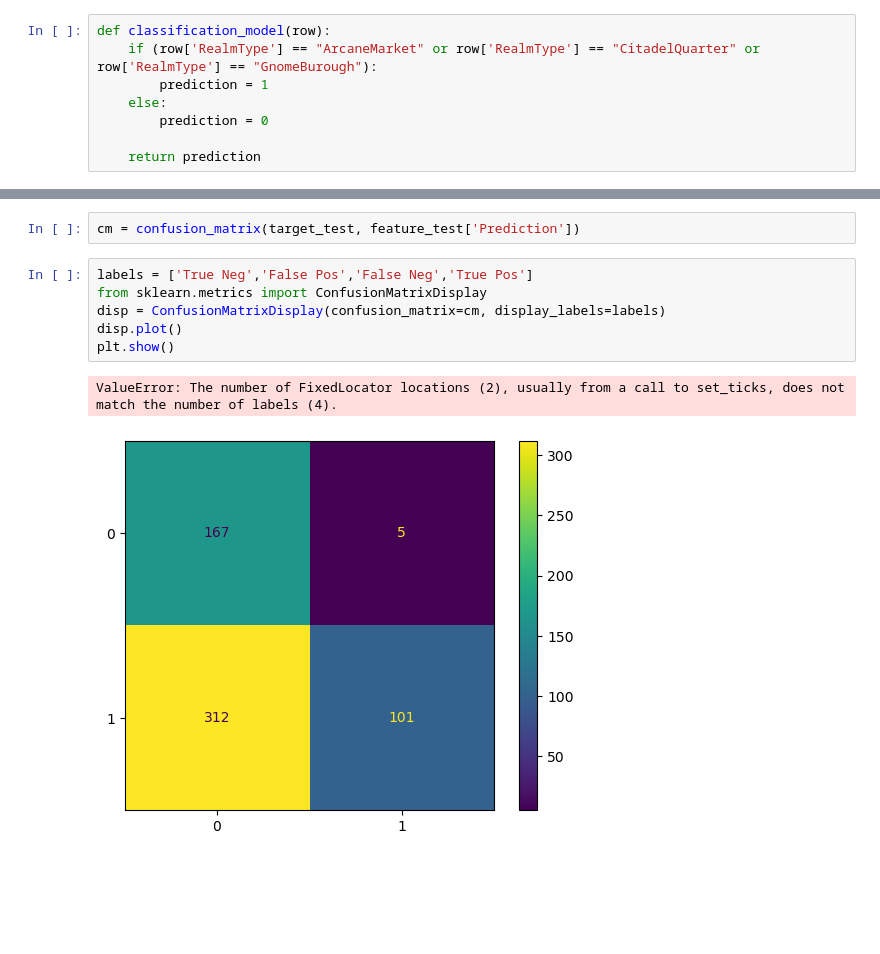
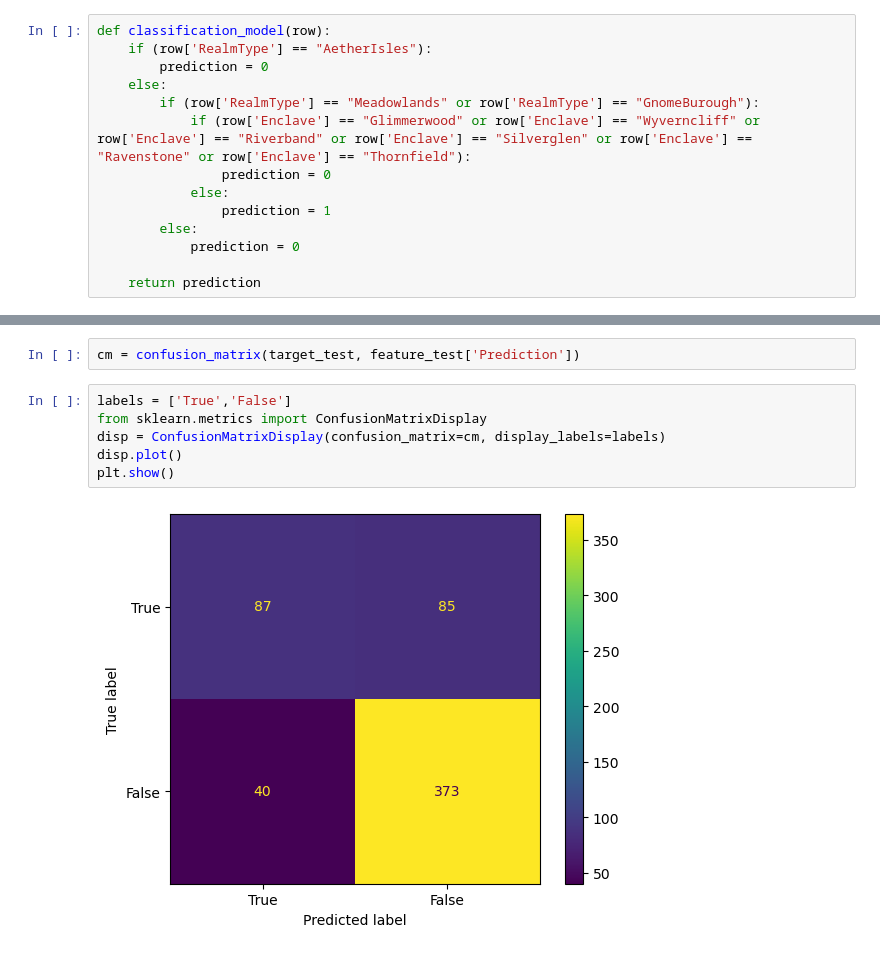
Before and after one commit to RaineScarlett/dsreport, a Jupyter notebook: iteration2.ipynb, the cells around one changed output, grey strips where cells are left out. Cells and saved outputs as stored; diff of their text form; blank space fills up the shorter version.

```diff
--- a/iteration2.ipynb
+++ b/iteration2.ipynb
@@ -341,10 +341,16 @@ Accuracy train set: 0.6908157444381061
 Accuracy test set: 0.705982905982906
 # %%
 def classification_model(row):
-    if (row['RealmType'] == "ArcaneMarket" or row['RealmType'] == "CitadelQuarter" or row['RealmType'] == "GnomeBurough"):
-        prediction = 1
+    if (row['RealmType'] == "AetherIsles"):
+        prediction = 0
     else:
-        prediction = 0
+        if (row['RealmType'] == "Meadowlands" or row['RealmType'] == "GnomeBurough"):
+            if (row['Enclave'] == "Glimmerwood" or row['Enclave'] == "Wyverncliff" or row['Enclave'] == "Riverband" or row['Enclave'] == "Silverglen" or row['Enclave'] == "Ravenstone" or row['Enclave'] == "Thornfield"):
+                prediction = 0
+            else:
+                prediction = 1
+        else:
+            prediction = 0
 
     return prediction
 # %%
@@ -367,11 +377,10 @@ from sklearn.metrics import confusion_matrix
 # %%
 cm = confusion_matrix(target_test, feature_test['Prediction'])
 # %%
-labels = ['True Neg','False Pos','False Neg','True Pos']
+labels = ['True','False']
 from sklearn.metrics import ConfusionMatrixDisplay
 disp = ConfusionMatrixDisplay(confusion_matrix=cm, display_labels=labels)
 disp.plot()
 plt.show()
 # %% [output]
-ValueError: The number of FixedLocator locations (2), usually from a call to set_ticks, does not match the number of labels (4).
-[figure, old version]
+[figure, new version]
```
Also changed, not shown: parts of 3 cells of this notebook.
